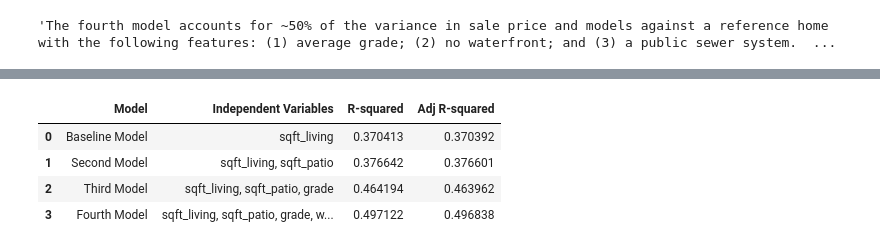
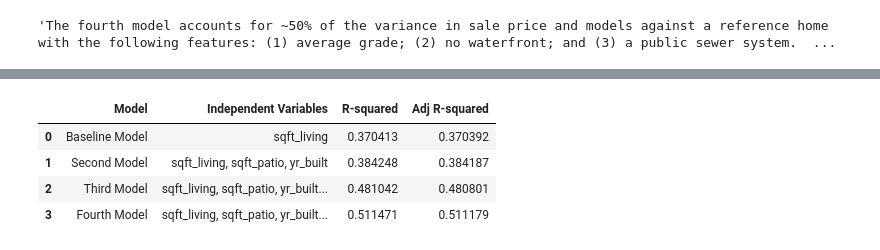
Before and after one commit to keziasetokusumo/dsc-phase-2-project-v2-5, a Jupyter notebook: student.ipynb, the cells around one changed output, grey strips where cells are left out. Cells and saved outputs as stored; diff of their text form; code cells hidden in the pictures.

```diff
--- a/student.ipynb
+++ b/student.ipynb
@@ -101,7 +120,7 @@ Text(0.5, 1.0, 'Baseline Model Visualization')
 [figure]
 # %%
 # Expand simple linear regression baseline model to a multiple linear regression model
-# Add another predictor - number of bedrooms seem to be positively correlated with price
-X_second = data[['sqft_living', 'sqft_patio']]
+# Add another two numerical predictors ('sqft_patio' and 'yr_built')
+X_second = data[['sqft_living', 'sqft_patio', 'yr_built']]
 X_second
 # %% [output]
@@ -183,7 +184,8 @@ grade_data
 # %%
-X_third=data[['sqft_living', 'sqft_patio', 'grade']]
+# Create another dataframe with the categorical predictor 'grade' and conduct one-hot-encoding
+X_third=data[['sqft_living', 'sqft_patio', 'yr_built', 'grade']]
 X_third=pd.get_dummies(X_third, columns=['grade'])
-# Drop 'grade_7 Average' and make it the reference category
+# Drop 'grade_7 Average' to make it the reference category
 X_third.drop(columns=['grade_7 Average'], inplace=True)
 X_third
 # %% [output]
@@ -229,10 +232,10 @@ strong multicollinearity or other numerical problems.
 # %% [output]
 'Homes with grades 2 to 6 inclusive are not statistically significant, as p-values are <0.05. This suggests that for homes of substandard to low average quality, there is an insignificant impact on th ...
 # %%
-# Additional one-hot encoding with two more categorical variables
-X_fourth=data[['sqft_living', 'sqft_patio', 'grade', 'waterfront', 'sewer_system']]
+# Additional one-hot-encoding with two more categorical variables ('waterfront' and 'sewer_system')
+X_fourth=data[['sqft_living', 'sqft_patio', 'grade', 'yr_built', 'waterfront', 'sewer_system']]
 X_fourth=pd.get_dummies(X_fourth, columns=['grade', 'waterfront', 'sewer_system'])
-# Drop the columns below and make them the reference category
+# Drop the columns below to make them the reference category
 X_fourth.drop(columns=['grade_7 Average', 'waterfront_NO','sewer_system_PUBLIC'], inplace=True)
 fourth=sm.OLS(y, sm.add_constant(X_fourth))
 fourth_results=fourth.fit()
@@ -263,16 +289,16 @@ strong multicollinearity or other numerical problems.
 # %%
 # Summary of regressions that have been run
 summary_table=pd.DataFrame({'Model': [], 'Independent Variables':[], 'R-squared':[],
                                 'Adj R-squared':[]})
 summary_table.loc[0]=('Baseline Model', 'sqft_living', baseline_results.rsquared, baseline_results.rsquared_adj)
-summary_table.loc[1]=('Second Model', 'sqft_living, sqft_patio', second_results.rsquared, second_results.rsquared_adj)
-summary_table.loc[2]=('Third Model', 'sqft_living, sqft_patio, grade', third_results.rsquared, third_results.rsquared_adj)
-summary_table.loc[3]=('Fourth Model', 'sqft_living, sqft_patio, grade, waterfront, sewer_system', fourth_results.rsquared, fourth_results.rsquared_adj)
-pd.set_option('max_colwidth', 70)
+summary_table.loc[1]=('Second Model', 'sqft_living, sqft_patio, yr_built', second_results.rsquared, second_results.rsquared_adj)
+summary_table.loc[2]=('Third Model', 'sqft_living, sqft_patio, yr_built, grade', third_results.rsquared, third_results.rsquared_adj)
+summary_table.loc[3]=('Fourth Model', 'sqft_living, sqft_patio, yr_built, grade, waterfront, sewer_system', fourth_results.rsquared, fourth_results.rsquared_adj)
+pd.set_option('max_colwidth', 90)
 summary_table
 # %% [output]
 |  | Model | Independent Variables | R-squared | Adj R-squared |
 | 0 | Baseline Model | sqft_living | 0.370413 | 0.370392 |
-| 1 | Second Model | sqft_living, sqft_patio | 0.376642 | 0.376601 |
-| 2 | Third Model | sqft_living, sqft_patio, grade | 0.464194 | 0.463962 |
-| 3 | Fourth Model | sqft_living, sqft_patio, grade, w... | 0.497122 | 0.496838 |
+| 1 | Second Model | sqft_living, sqft_patio, yr_built | 0.384248 | 0.384187 |
+| 2 | Third Model | sqft_living, sqft_patio, yr_built... | 0.481042 | 0.480801 |
+| 3 | Fourth Model | sqft_living, sqft_patio, yr_built... | 0.511471 | 0.511179 |
```
Also changed, not shown: parts of 18 cells of this notebook.
